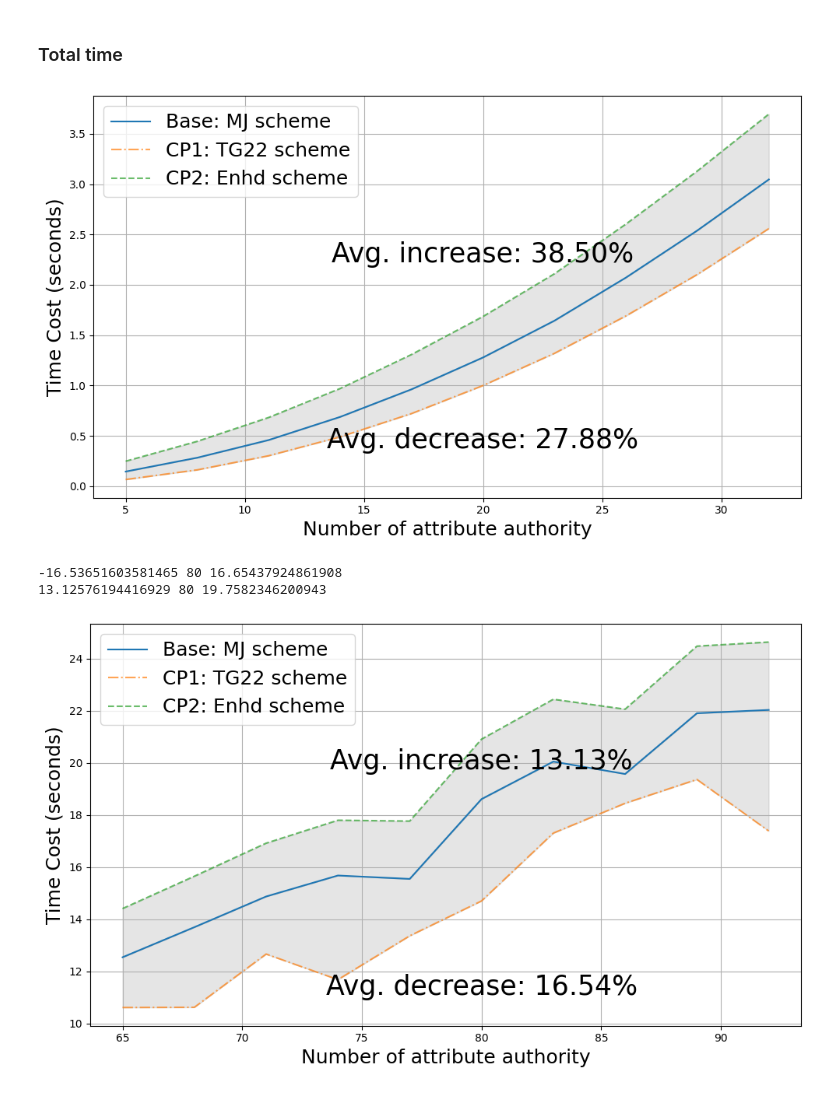
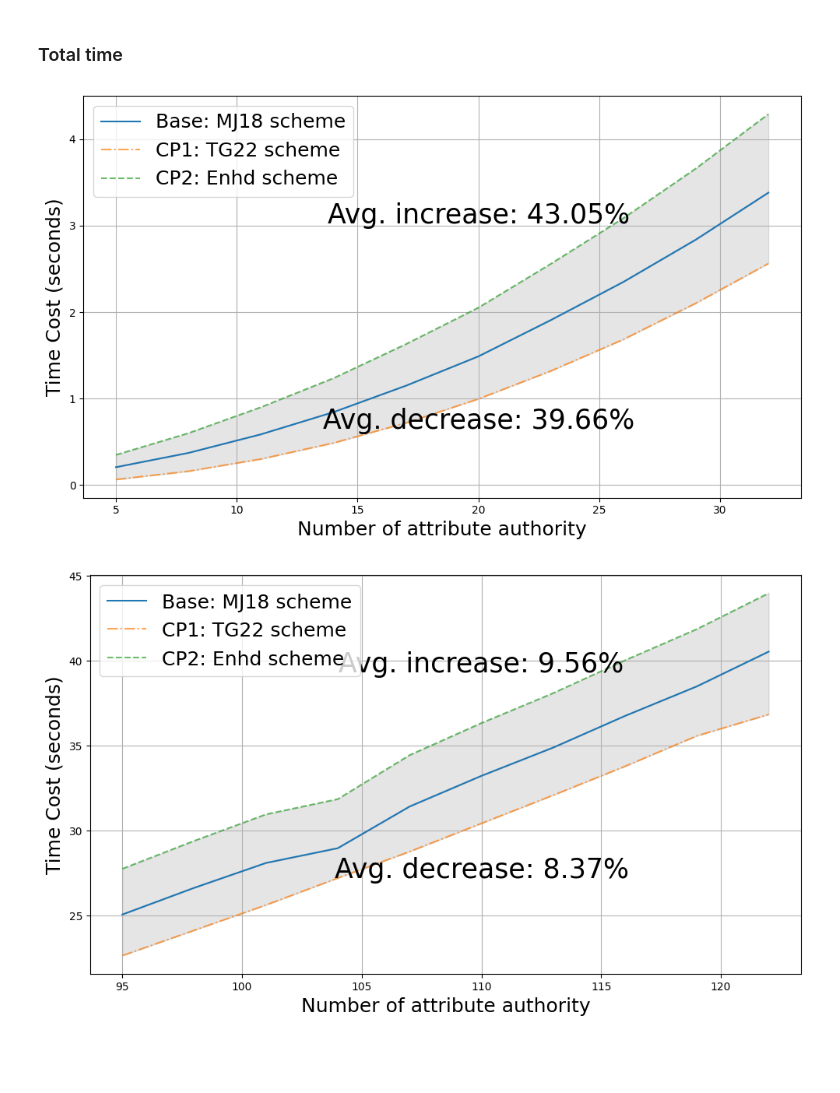
Before and after one commit to Guy1m0/Attack-on-IPPE, a Jupyter notebook: MJ18vsTG22vsOurs.ipynb, the cells around one changed output. Cells and saved outputs as stored; diff of their text form; code cells hidden in the pictures; blank space fills up the shorter version.

Commit message:
update figures

```diff
--- a/MJ18vsTG22vsOurs.ipynb
+++ b/MJ18vsTG22vsOurs.ipynb
@@ -210,7 +210,7 @@ def plot_entities(k, xs, ys, labels, label_size=18, legend_size=18):
     #plt.title(title)
     plt.show()
 # %%
-def plot_comp_tt(k, xs, ys, comp_ys, labels,label_size = 18, legend_size = 18):
+def plot_comp_total(xs, ys, comp_ys, labels,label_size = 18, legend_size = 18):
     plt.figure(figsize=(10, 6))
 
     linestyles = ['-.','--', ':']
@@ -232,12 +232,12 @@ def plot_comp_tt(k, xs, ys, comp_ys, labels,label_size = 18, legend_size = 18):
         mid_x = xs[mid_index]  # X-coordinate at the midpoint
         mid_y = (ys[mid_index] + y_[mid_index]) / 2  # Average Y-coordinate at the midpoint
 
-        print (avg_increase, mid_x, mid_y)
+        #print (avg_increase, mid_x, mid_y)
 
         if avg_increase >= 0:
-            plt.annotate(f'Avg. increase: {avg_increase:.2f}%', xy=(mid_x, mid_y), textcoords='data', ha='center', size= 25)
+            plt.annotate(f'Avg. increase: {avg_increase:.2f}%', xy=(mid_x, (mid_y+y_[-1])/2), textcoords='data', ha='center', size= 25)
         else:
-            plt.annotate(f'Avg. decrease: {-avg_increase:.2f}%', xy=(mid_x, mid_y - mid_y/3), textcoords='data', ha='center', size= 25)
+            plt.annotate(f'Avg. decrease: {-avg_increase:.2f}%', xy=(mid_x, (mid_y+y_[0])/2), textcoords='data', ha='center', size= 25)
 
 
     plt.xlabel('Number of attribute authority', fontsize = label_size)
@@ -288,16 +341,18 @@ def plot_comp_ent(xs, ys, comp_ys, labels,schemes, show = True, label_size = 18,
 # %%
-k = 1
-xs = range(5,65,3)
+k = 2
+xs = range(5,125,3)
 aa = []
 do = []
 du = []
-labels = ['Attribute Authority', 'Data Owner', 'Data User']
+ad = []
+labels = ['Attribute Authority', 'Adversary', 'Data Owner', 'Data User']
 
-for n in range(5,65,3):
-    d = datasets[f'k_{str(k)}_n_{str(n)}']['mj']
+for n in xs:
+    d = datasets[f'k_{str(k)}_n_{str(n)}']['mj18']
     aa.append((d['auth'] + d['keygen'])/n)
+    ad.append(d['ad_setup'] + d['ad_cancel_out'] + d['ad_keygen'])
     do.append(d['encrypt'])
     du.append(d['decrypt'])
 
-plot_entities(k, xs, [aa,do,du], labels)
+plot_entities(xs, [aa,ad, do,du], labels)
 # %% [output]
@@ -356,7 +465,7 @@ plot_comp_ent(xs, ys, comp_ys, labels, schemes,show=False)
 # %% [markdown]
 ### Total time
 # %%
-k = 1
+k = 2
 xs = range(5,35,3)
 comp1 = []
 comp2 = []
@@ -364,28 +473,26 @@ base = []
 
 for n in xs:
     data = datasets[f'k_{str(k)}_n_{str(n)}']
-    base.append(data['mj']['total'])
-    comp1.append(data['tg']['total'])
-    comp2.append(data['mj']['total'] + data['mj']['prove'] + data['mj']['verify'])
+    base.append(data['mj18']['total'])
+    comp1.append(data['tg22']['total'])
+    comp2.append(data['mj18']['total'] + data['mj18']['prove'] + data['mj18']['verify'])
 
-plot_comp_tt(k, xs, base, [comp1, comp2], ['MJ scheme', 'TG22 scheme', 'Enhd scheme'])
+plot_comp_total(xs, base, [comp1, comp2], ['MJ18 scheme', 'TG22 scheme', 'Enhd scheme'])
 # %% [output]
-[figure, old version]
+[figure, new version]
 # %%
 k = 2
-xs = range(65,95,3)
+xs = range(95,125,3)
 comp1 = []
 comp2 = []
 base = []
 
 for n in xs:
     data = datasets[f'k_{str(k)}_n_{str(n)}']
-    base.append(data['mj']['total'])
-    comp1.append(data['tg']['total'])
-    comp2.append(data['mj']['total'] + data['mj']['prove'] + data['mj']['verify'])
+    base.append(data['mj18']['total'])
+    comp1.append(data['tg22']['total'])
+    comp2.append(data['mj18']['total'] + data['mj18']['prove'] + data['mj18']['verify'])
 
-plot_comp_tt(k, xs, base, [comp1, comp2], ['MJ scheme', 'TG22 scheme', 'Enhd scheme'])
+plot_comp_total(xs, base, [comp1, comp2], ['MJ18 scheme', 'TG22 scheme', 'Enhd scheme'])
 # %% [output]
--16.53651603581465 80 16.65437924861908
-13.12576194416929 80 19.7582346200943
-[figure, old version]
+[figure, new version]
```
Also changed, not shown: parts of 20 cells of this notebook, 14 other files.
